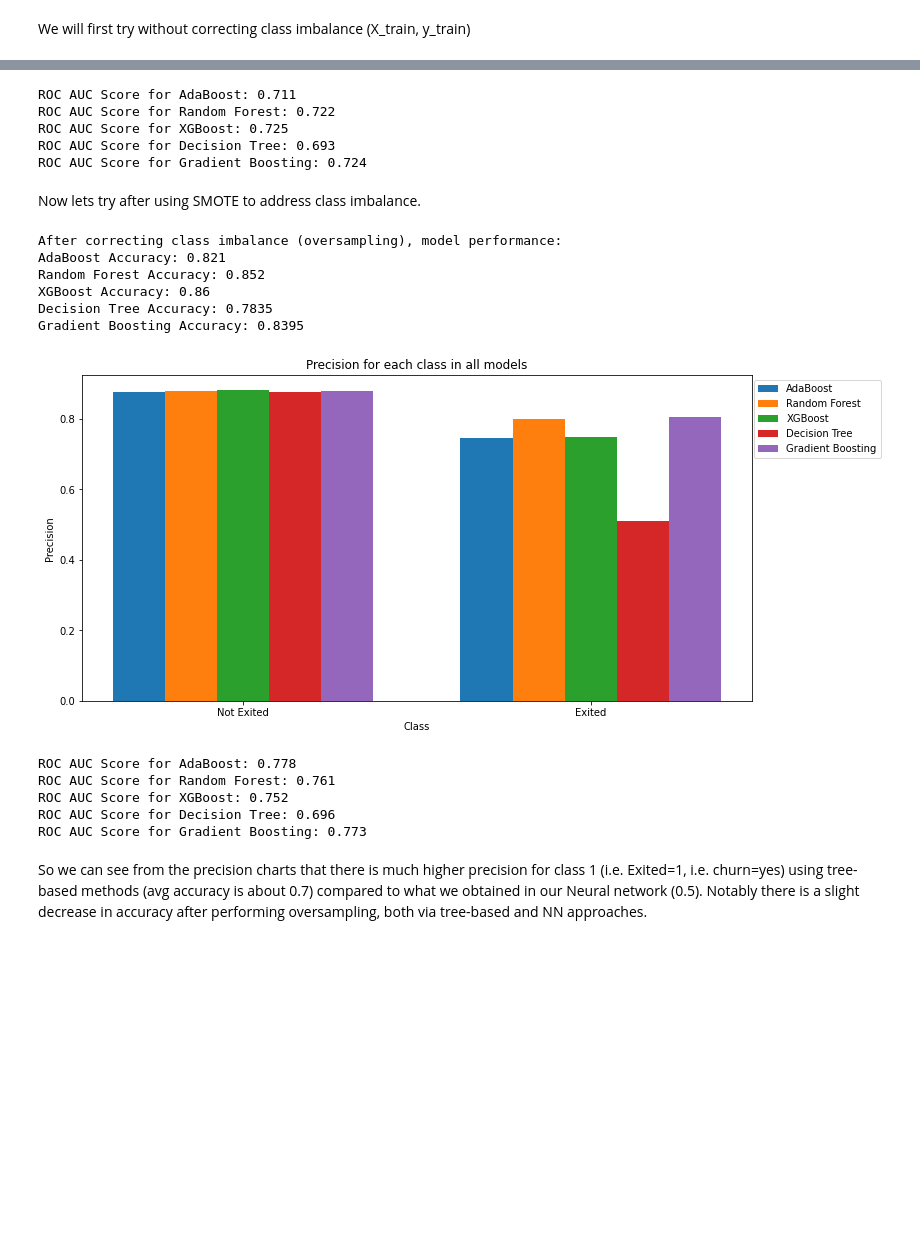
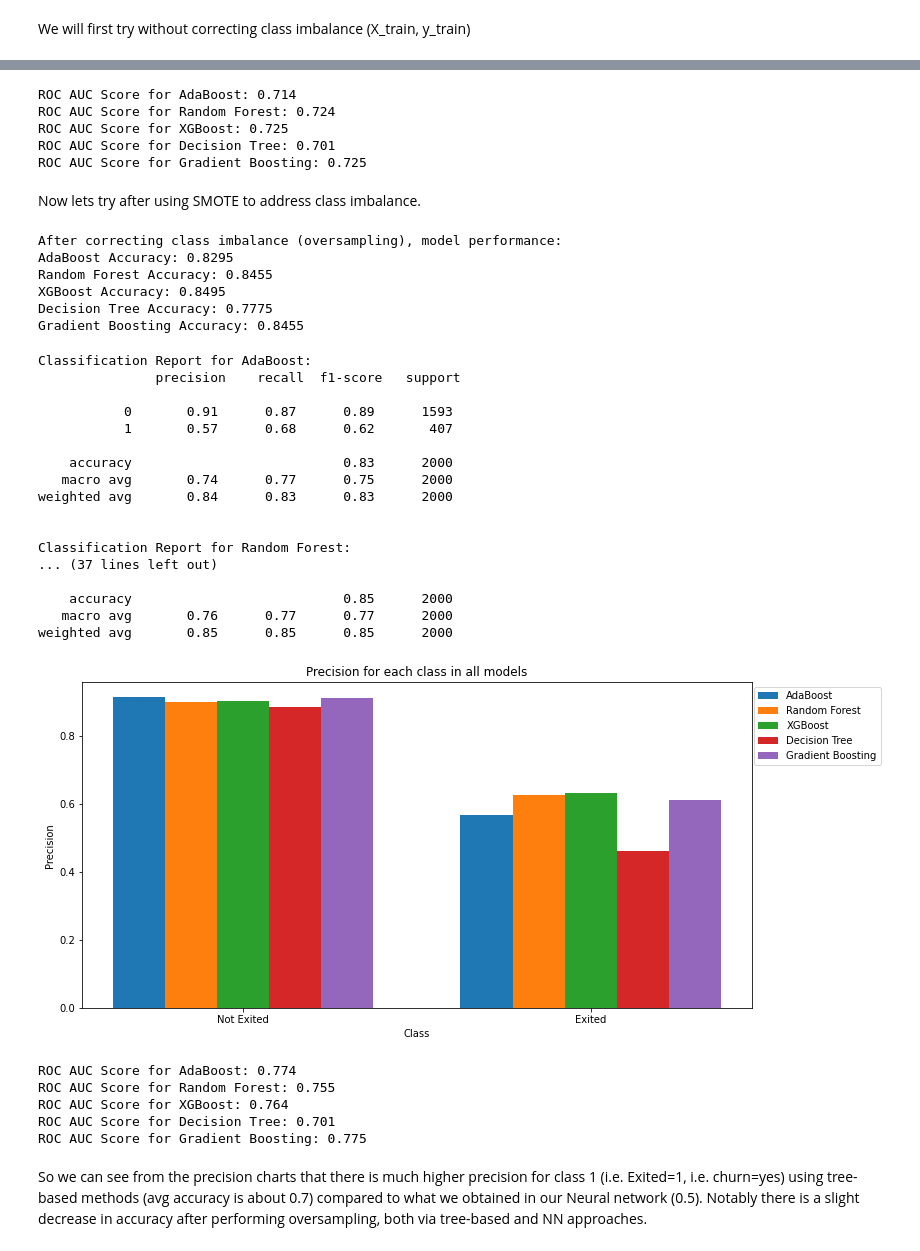
Before and after one commit to now-youre-gittin-it/bank-churn-prediction, a Jupyter notebook: Bank churn prediction.ipynb, the cells around one changed output, grey strips where cells are left out. Cells and saved outputs as stored; diff of their text form; code cells hidden in the pictures; blank space fills up the shorter version.

Commit message:
Removed feature scaling since that isn't needed in tree based approach.

```diff
--- a/Bank churn prediction.ipynb
+++ b/Bank churn prediction.ipynb
@@ -220,14 +220,3 @@ from sklearn.model_selection import train_test_split
 X_train, X_test, y_train, y_test = train_test_split(X,y,test_size=0.2,random_state=5,stratify=df2['Exited'])
 # %% [markdown]
 There is no need for feature scaling in tree-based algorithms because they are not sensitive to variance in data.
-# %%
-cols_to_scale = ['CreditScore',  'Age', 'Tenure', 'Balance', 'NumOfProducts', 'EstimatedSalary'] # these are the ones with continuous/ordinal values
-
-from sklearn.preprocessing import MinMaxScaler
-scaler = MinMaxScaler()
-X_train[cols_to_scale] = scaler.fit_transform(X_train[cols_to_scale])
-X_test[cols_to_scale] = scaler.fit_transform(X_test[cols_to_scale])
-
-
-for col in X_train:
-    print(col,':', X_train[col].unique())
@@ -453,11 +441,11 @@ print('ROC AUC Score for XGBoost:', round(xgboost_roc_auc,3))
 print('ROC AUC Score for Decision Tree:', round(decision_tree_roc_auc,3))
 print('ROC AUC Score for Gradient Boosting:', round(gradient_boosting_roc_auc,3))
 # %% [output]
-ROC AUC Score for AdaBoost: 0.711
-ROC AUC Score for Random Forest: 0.722
+ROC AUC Score for AdaBoost: 0.714
+ROC AUC Score for Random Forest: 0.724
 ROC AUC Score for XGBoost: 0.725
-ROC AUC Score for Decision Tree: 0.693
-ROC AUC Score for Gradient Boosting: 0.724
+ROC AUC Score for Decision Tree: 0.701
+ROC AUC Score for Gradient Boosting: 0.725
 # %% [markdown]
 Now lets try after using SMOTE to address class imbalance.
 # %%
@@ -498,13 +486,13 @@ print('Decision Tree Accuracy:', decision_tree_accuracy)
 print('Gradient Boosting Accuracy:', gradient_boosting_accuracy)
 # %% [output]
 After correcting class imbalance (oversampling), model performance:
-AdaBoost Accuracy: 0.821
-Random Forest Accuracy: 0.852
-XGBoost Accuracy: 0.86
-Decision Tree Accuracy: 0.7835
-Gradient Boosting Accuracy: 0.8395
+AdaBoost Accuracy: 0.8295
+Random Forest Accuracy: 0.8455
+XGBoost Accuracy: 0.8495
+Decision Tree Accuracy: 0.7775
+Gradient Boosting Accuracy: 0.8455
 # %%
-'''
+
 # Lets see classification reports for each model
 from sklearn.metrics import classification_report
 
@@ -522,40 +510,57 @@ print('\nClassification Report for XGBoost:\n', xgboost_report)
 print('\nClassification Report for Decision Tree:\n', decision_tree_report)
 print('\nClassification Report for Gradient Boosting:\n', gradient_boosting_report)
 
-'''
+
 
 # Classification reports can be tough to read for so many models.
 # So lets just plot the precision values for each class using the values found by classification_report
 
 # Calculate classification reports for each model
 classification_reports = {}
 models = ['AdaBoost', 'Random Forest', 'XGBoost', 'Decision Tree', 'Gradient Boosting']
 
 for model_name, y_pred in zip(models, [adaboost_pred, random_forest_pred, xgboost_pred, decision_tree_pred, gradient_boosting_pred]):
     classification_reports[model_name] = classification_report(y_test, y_pred, output_dict=True)
 
 # Extract precision values for each class in each model
 precision_values = {}
 for model_name in models:
     precision_values[model_name] = [classification_reports[model_name]['0']['precision'], classification_reports[model_name]['1']['precision']]
 
 # Plot precision values for each class in a single chart
 bar_width = 0.15
 index = np.arange(len(precision_values[models[0]]))
 
 plt.figure(figsize=(12, 6))
 
 for i, model_name in enumerate(models):
     plt.bar(index + i * bar_width, precision_values[model_name], bar_width, label=model_name)
 
 plt.xlabel('Class')
 plt.ylabel('Precision')
 plt.title('Precision for each class in all models')
 plt.xticks(index + bar_width * (len(models) - 1) / 2, ['Not Exited', 'Exited'])
 plt.legend(loc='upper right', bbox_to_anchor=(1.2,1)) # bbox_To_anchor to prevent overlap of legend with bars
 plt.show()
 # %% [output]
+Classification Report for AdaBoost:
+               precision    recall  f1-score   support
+
+           0       0.91      0.87      0.89      1593
+           1       0.57      0.68      0.62       407
+
+    accuracy                           0.83      2000
+   macro avg       0.74      0.77      0.75      2000
+weighted avg       0.84      0.83      0.83      2000
+
+
+Classification Report for Random Forest:
+... (37 lines left out)
+
+    accuracy                           0.85      2000
+   macro avg       0.76      0.77      0.77      2000
+weighted avg       0.85      0.85      0.85      2000
-[figure, old version]
+[figure, new version]
 # %%
 # Get ROC AUC score for each model
 from sklearn.metrics import roc_auc_score
@@ -574,11 +579,11 @@ print('ROC AUC Score for XGBoost:', round(xgboost_roc_auc,3))
 print('ROC AUC Score for Decision Tree:', round(decision_tree_roc_auc,3))
 print('ROC AUC Score for Gradient Boosting:', round(gradient_boosting_roc_auc,3))
 # %% [output]
-ROC AUC Score for AdaBoost: 0.778
-ROC AUC Score for Random Forest: 0.761
-ROC AUC Score for XGBoost: 0.752
-ROC AUC Score for Decision Tree: 0.696
-ROC AUC Score for Gradient Boosting: 0.773
+ROC AUC Score for AdaBoost: 0.774
+ROC AUC Score for Random Forest: 0.755
+ROC AUC Score for XGBoost: 0.764
+ROC AUC Score for Decision Tree: 0.701
+ROC AUC Score for Gradient Boosting: 0.775
 # %% [markdown]
 So we can see from the precision charts that there is much higher precision for class 1 (i.e. Exited=1, i.e. churn=yes) using tree-based methods (avg accuracy is about 0.7) compared to what we obtained in our Neural network (0.5).
 Notably there is a slight decrease in accuracy after performing oversampling, both via tree-based and NN approaches.
```
Also changed, not shown: parts of 5 cells of this notebook.
